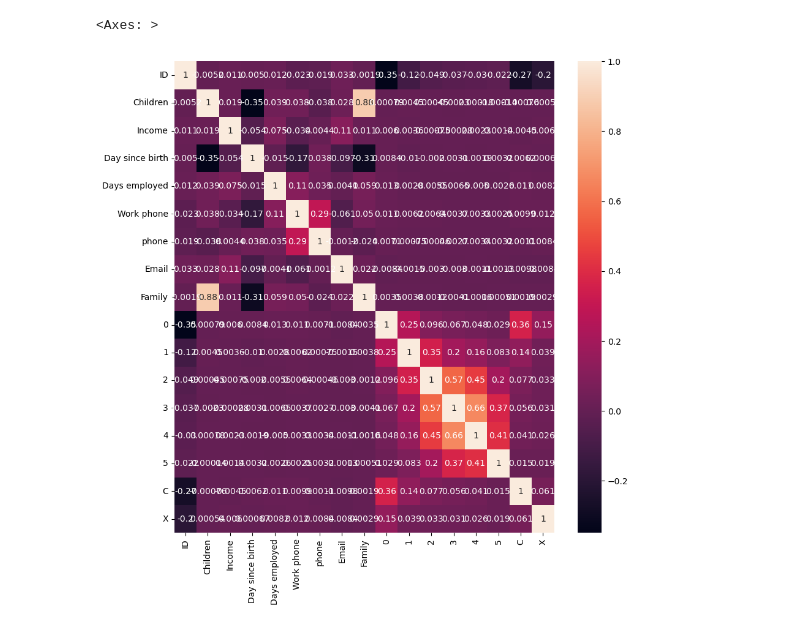
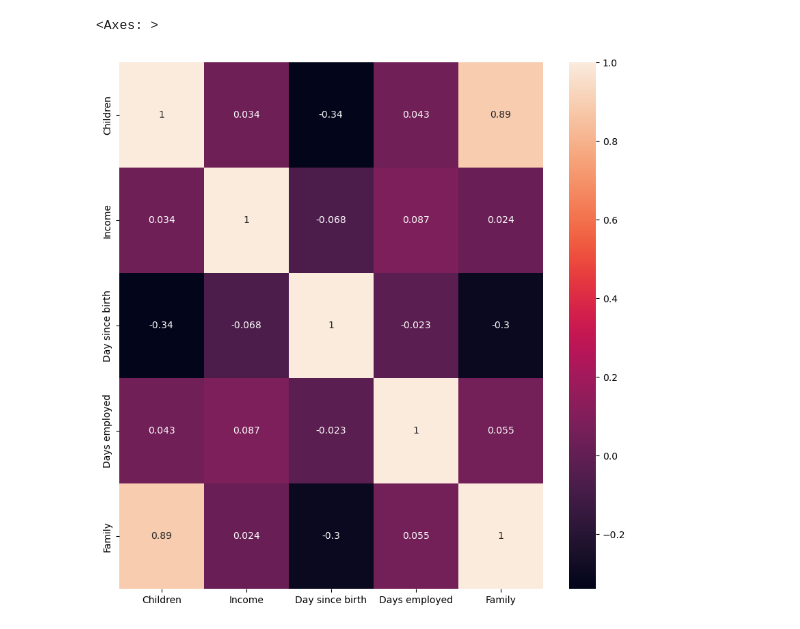
Before and after one commit to thomaschow0716/Credit-Status, a Jupyter notebook: Credit.ipynb, the cells around one changed output. Cells and saved outputs as stored; diff of their text form; code cells hidden in the pictures.

```diff
--- a/Credit.ipynb
+++ b/Credit.ipynb
@@ -39,2 +42,2 @@ array([1], dtype=int64)
 # %%
-merged_df = merged_df.drop('Mobile', axis = 1)
+merged_df = merged_df.drop(['ID', 'Mobile'], axis = 1)
@@ -44,0 +50,7 @@ array([0, 1], dtype=int64)
+# %%
+import math
+
+merged_df['Bad debt Chance'] = merged_df.iloc[:,17:-2].sum(axis=1, min_count=1)
+merged_df['Bad debt Chance'] = merged_df['Bad debt Chance'].apply(lambda x: 'low' if (x == 0 or math.isnan(x)) else 'high')
+
+merged_df['Bad debt Chance'].value_counts()
@@ -44,0 +62,2 @@ array([0, 1], dtype=int64)
+# %%
+merged_df = merged_df.drop(merged_df.iloc[:,16:-1].columns, axis = 1)
@@ -45,9 +82,9 @@ array([0, 1], dtype=int64)
 # %%
 import seaborn as sns
 import matplotlib.pyplot as plt
 
 plt.figure(figsize = (10, 10))
-sns.heatmap(merged_df.select_dtypes(include =['float64', 'int64']).drop(['Email').corr(), annot = True)
+sns.heatmap(merged_df.select_dtypes(include =['float64', 'int64']).drop(['Email', 'Phone', 'Work phone'], axis = 1).corr(), annot = True)
 # %% [output]
 <Axes: >
-[figure, old version]
+[figure, new version]
```
Also changed, not shown: parts of 9 cells of this notebook, 2 other files.
